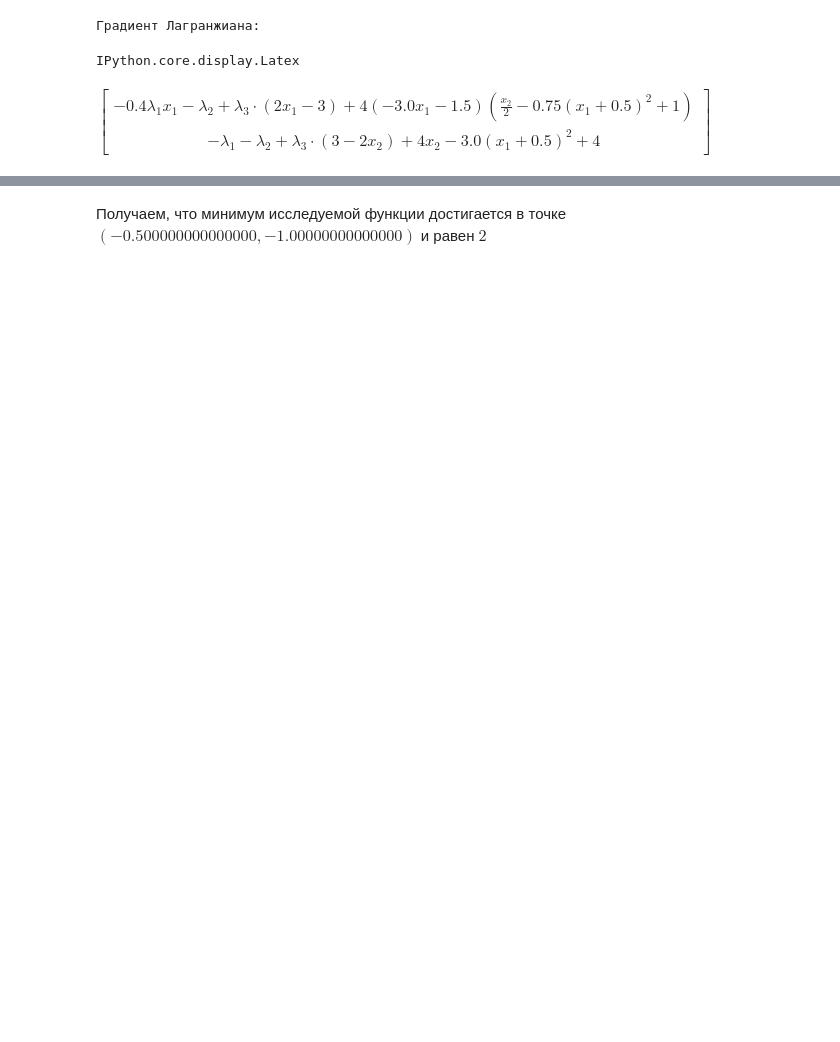
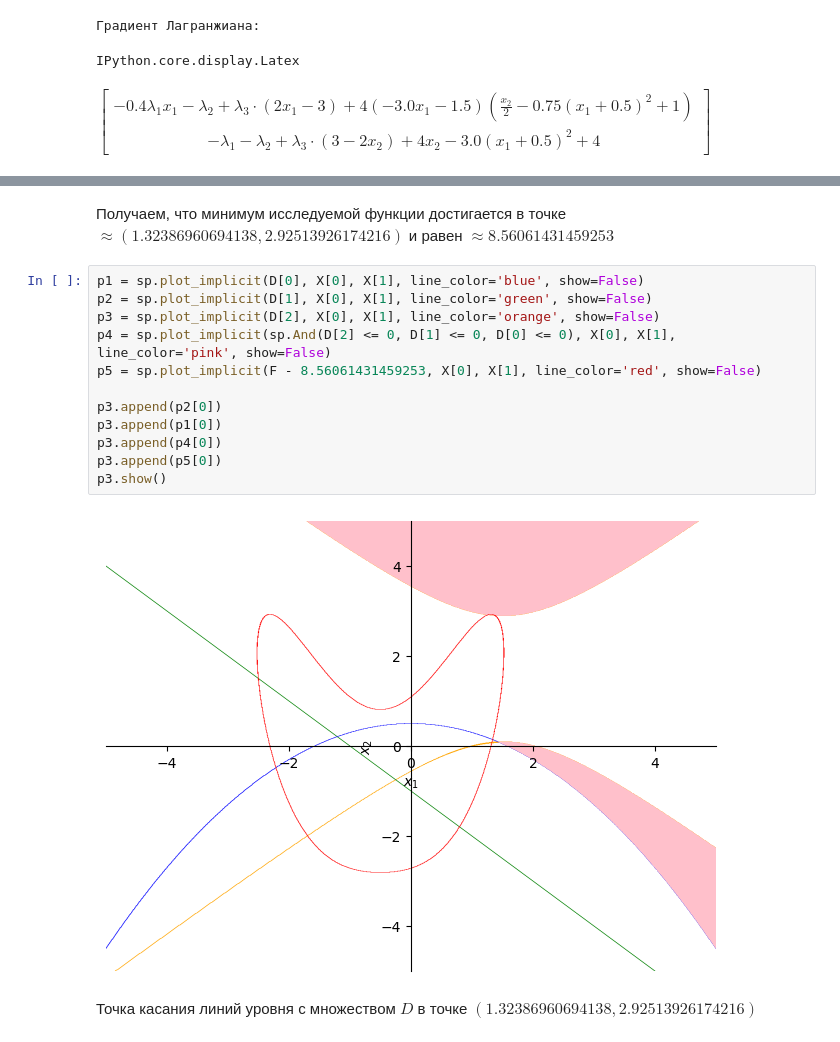
Before and after one commit to SuchkovVN/OptMet, a Jupyter notebook: Lab2/main.ipynb, the cells around one changed output, grey strips where cells are left out. Saved outputs shown, nothing was run; the diff lists cells and outputs as text; blank space fills up the shorter version.

```diff
--- a/Lab2/main.ipynb
+++ b/Lab2/main.ipynb
@@ -81,2 +80,18 @@ Min value: 2.00000000000000 in x = (-0.500000000000000, -1.00000000000000)
 # %% [markdown]
-Получаем, что минимум исследуемой функции достигается в точке $(-0.500000000000000, -1.00000000000000)$ и равен $2$
+Получаем, что минимум исследуемой функции достигается в точке $\approx (1.32386960694138, 2.92513926174216)$ и равен $\approx 8.56061431459253$
+# %%
+p1 = sp.plot_implicit(D[0], X[0], X[1], line_color='blue', show=False)
+p2 = sp.plot_implicit(D[1], X[0], X[1], line_color='green', show=False)
+p3 = sp.plot_implicit(D[2], X[0], X[1], line_color='orange', show=False)
+p4 = sp.plot_implicit(sp.And(D[2] <= 0, D[1] <= 0, D[0] <= 0), X[0], X[1], line_color='pink', show=False)
+p5 = sp.plot_implicit(F - 8.56061431459253, X[0], X[1], line_color='red', show=False)
+
+p3.append(p2[0])
+p3.append(p1[0])
+p3.append(p4[0])
+p3.append(p5[0])
+p3.show()
+# %% [output]
+[figure, added]
+# %% [markdown]
+Точка касания линий уровня с множеством $D$ в точке $(1.32386960694138, 2.92513926174216)$
```
Also changed, not shown: parts of 4 cells of this notebook.
